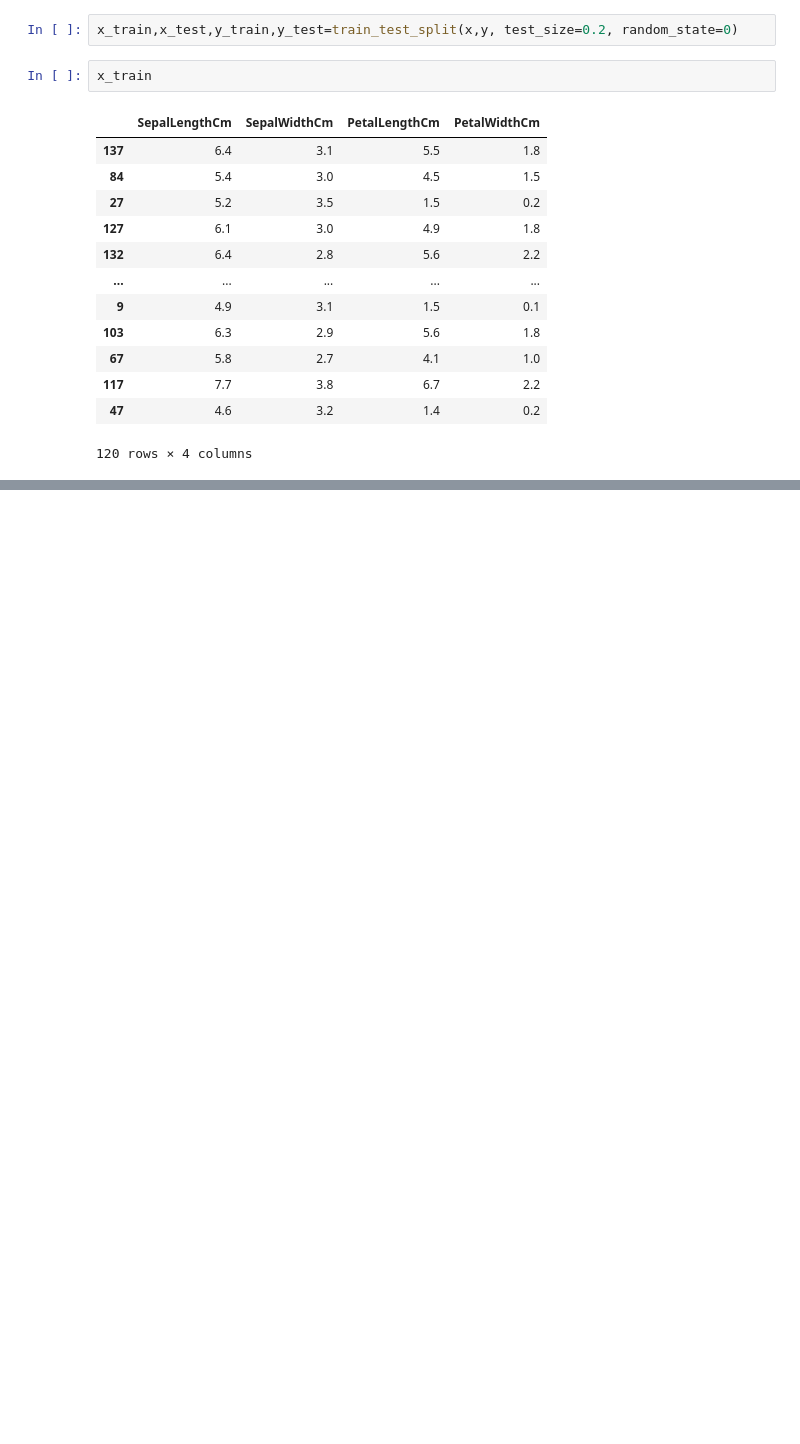
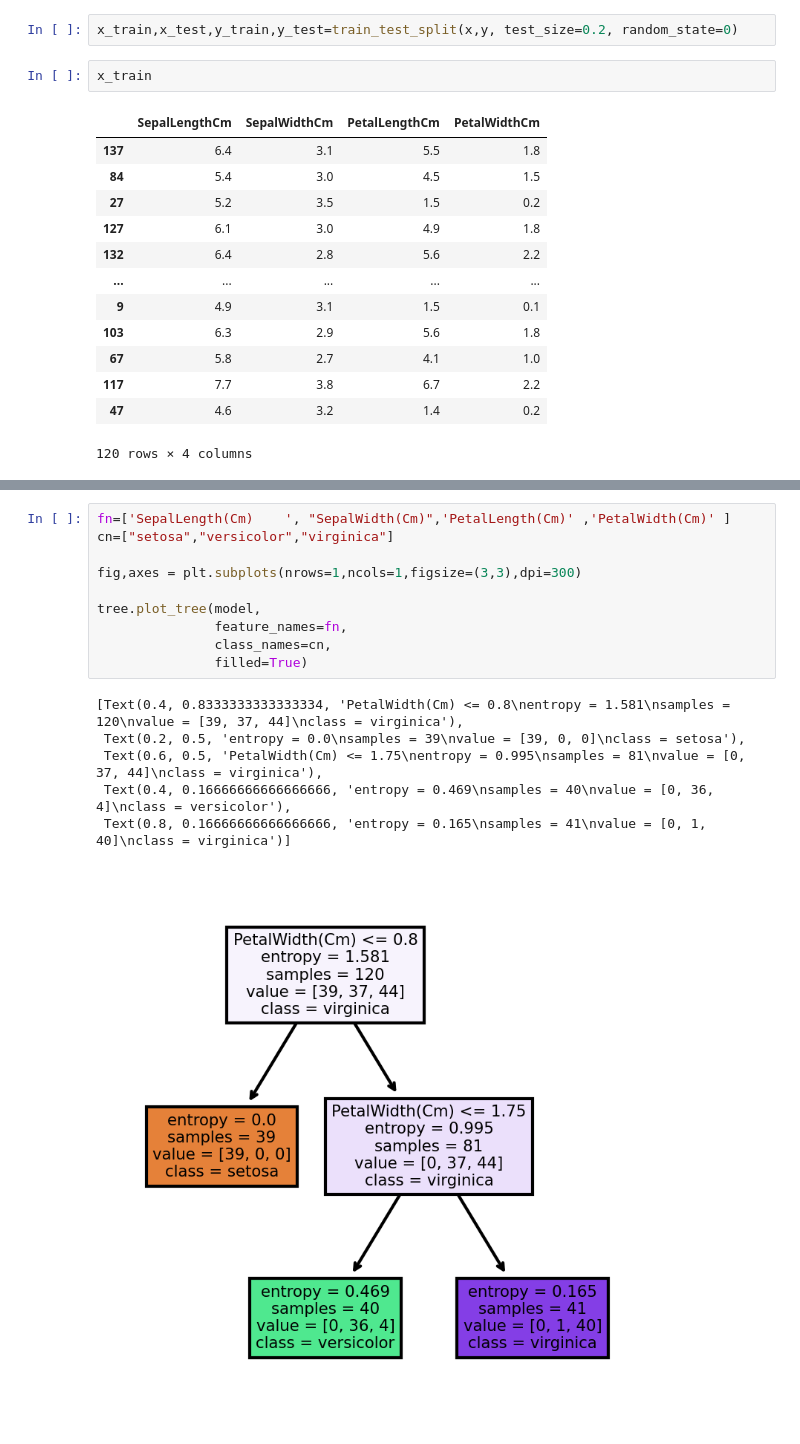
Before and after one commit to Ravindrakumarnayak/Machine_learning, a Jupyter notebook: decision_tree_practice_iris.ipynb, the cells around one changed output, grey strips where cells are left out. Saved outputs shown, nothing was run; the diff lists cells and outputs as text; blank space fills up the shorter version.

```diff
--- a/decision_tree_practice_iris.ipynb
+++ b/decision_tree_practice_iris.ipynb
@@ -147,0 +240,17 @@ x_train
+# %%
+fn=['SepalLength(Cm)	', "SepalWidth(Cm)",'PetalLength(Cm)' ,'PetalWidth(Cm)' ]
+cn=["setosa","versicolor","virginica"]
+
+fig,axes = plt.subplots(nrows=1,ncols=1,figsize=(3,3),dpi=300)
+
+tree.plot_tree(model,
+               feature_names=fn,
+               class_names=cn,
+               filled=True)
+# %% [output]
+[Text(0.4, 0.8333333333333334, 'PetalWidth(Cm) <= 0.8\nentropy = 1.581\nsamples = 120\nvalue = [39, 37, 44]\nclass = virginica'),
+ Text(0.2, 0.5, 'entropy = 0.0\nsamples = 39\nvalue = [39, 0, 0]\nclass = setosa'),
+ Text(0.6, 0.5, 'PetalWidth(Cm) <= 1.75\nentropy = 0.995\nsamples = 81\nvalue = [0, 37, 44]\nclass = virginica'),
+ Text(0.4, 0.16666666666666666, 'entropy = 0.469\nsamples = 40\nvalue = [0, 36, 4]\nclass = versicolor'),
+ Text(0.8, 0.16666666666666666, 'entropy = 0.165\nsamples = 41\nvalue = [0, 1, 40]\nclass = virginica')]
+[figure, added]
```
Also changed, not shown: parts of 28 cells of this notebook.
